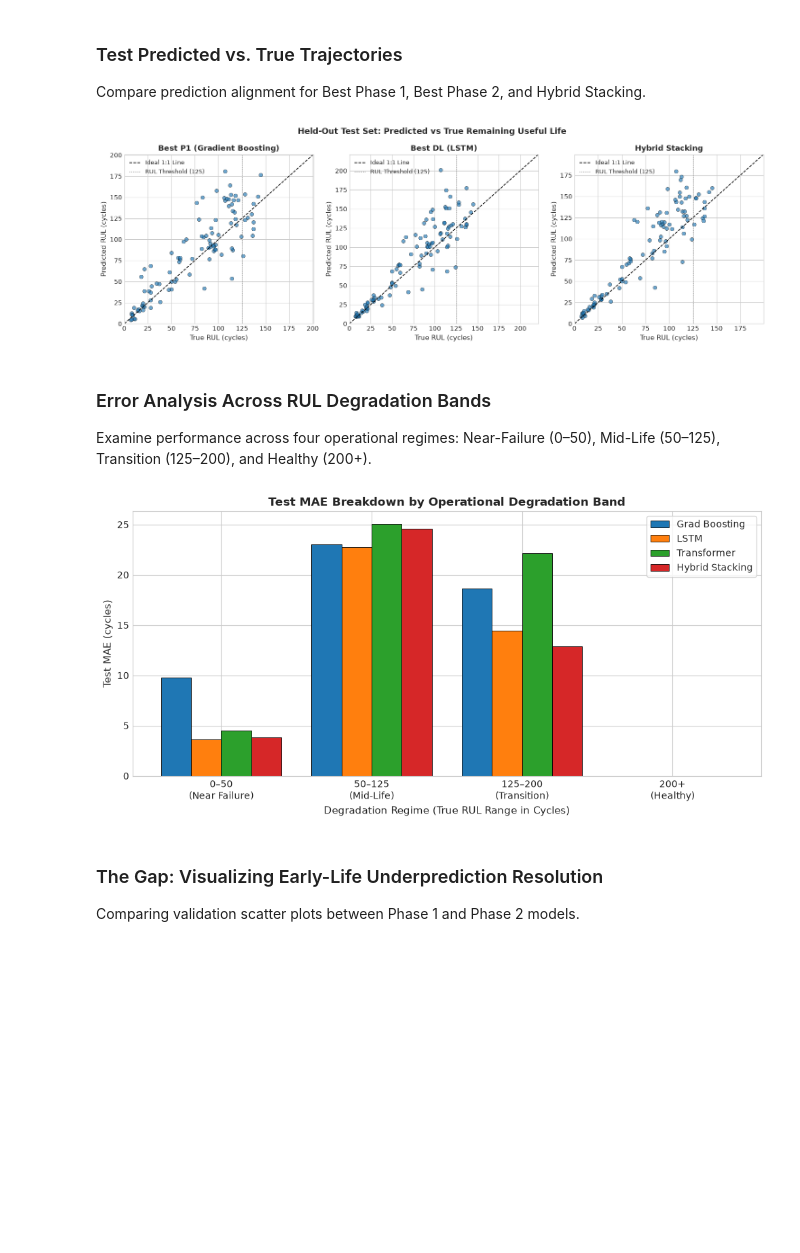
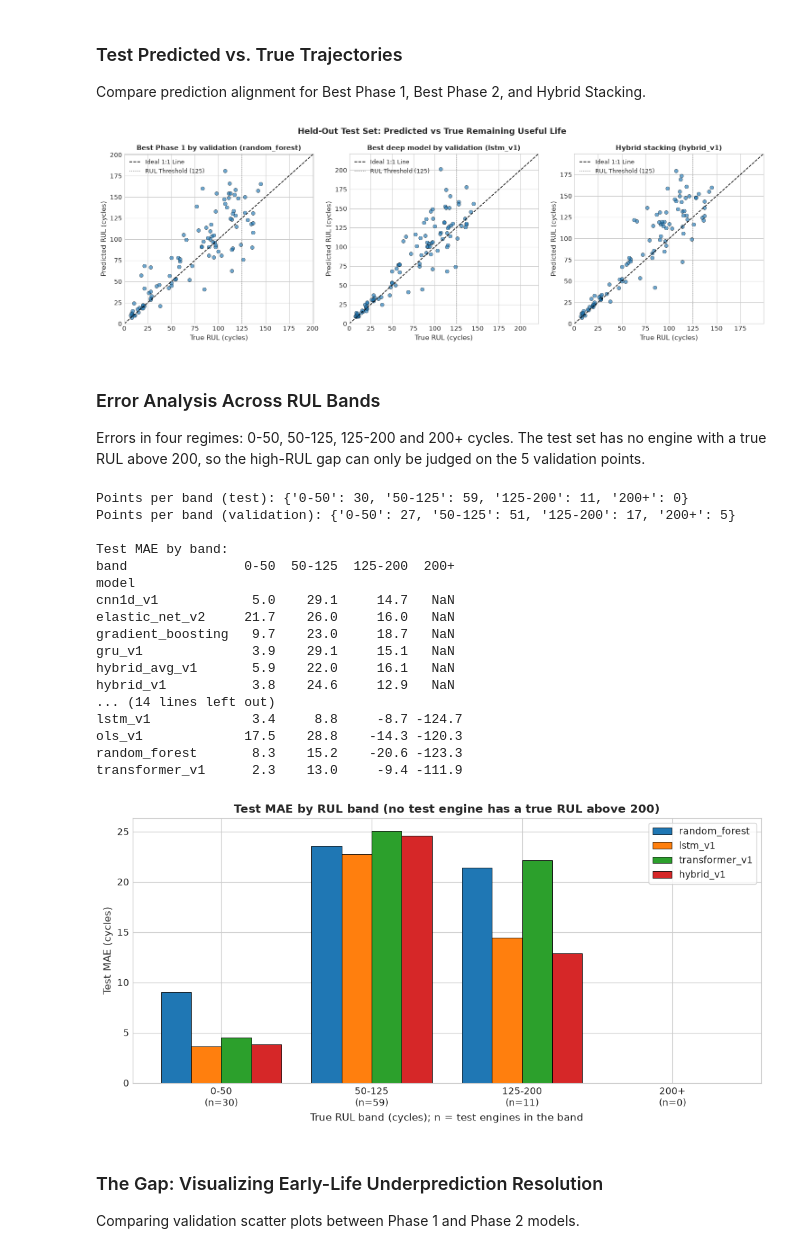
Before and after one commit to abhiiiiiii-21/aml-rul, a Jupyter notebook: notebooks/phase2/07_final_evaluation.ipynb, the cells around one changed output. Drawn from its saved outputs; the diff is of its cells as text; code cells hidden in the pictures; blank space fills up the shorter version.

```diff
--- a/notebooks/phase2/07_final_evaluation.ipynb
+++ b/notebooks/phase2/07_final_evaluation.ipynb
@@ -306,7 +304,8 @@ NASA Scoring Function Comparison on Test Set (Lower is Better):
 Compare prediction alignment for Best Phase 1, Best Phase 2, and Hybrid Stacking.
 # %%
 fig, axes = plt.subplots(1, 3, figsize=(15, 5))
-plot_models = [(best_p1, "Best P1 (Gradient Boosting)"), (best_p2, "Best DL (LSTM)"), ("hybrid_v1", "Hybrid Stacking")]
+plot_models = [(best_p1, f"Best Phase 1 by validation ({best_p1})"), (best_p2, f"Best deep model by validation ({best_p2})"),
+               ("hybrid_v1", "Hybrid stacking (hybrid_v1)")]
 
 for ax, (m, lbl) in zip(axes, plot_models):
     yp = test_merged[m].values
@@ -316,7 +315,7 @@ for ax, (m, lbl) in zip(axes, plot_models):
     ax.axvline(THRESHOLD, color="gray", ls=":", lw=1.0, label="RUL Threshold (125)")
     ax.set_xlabel("True RUL (cycles)", fontsize=11)
     ax.set_ylabel("Predicted RUL (cycles)", fontsize=11)
-    ax.set_title(f"{lbl}", fontsize=12, fontweight="bold")
+    ax.set_title(lbl, fontsize=11, fontweight="bold")
     ax.set_xlim(0, mx)
     ax.set_ylim(0, mx)
     ax.legend(loc="upper left", fontsize=9)
@@ -326,41 +325,70 @@ fig.tight_layout()
 fig.savefig(FIGS / "final_pred_vs_true_test.png", dpi=150, bbox_inches="tight")
 plt.show()
 # %% [output]
-[figure, old version]
+[figure, new version]
 # %% [markdown]
-### Error Analysis Across RUL Degradation Bands
+### Error Analysis Across RUL Bands
 
-Examine performance across four operational regimes: Near-Failure (0–50), Mid-Life (50–125), Transition (125–200), and Healthy (200+).
+Errors in four regimes: 0-50, 50-125, 125-200 and 200+ cycles. The test set has no engine with a true RUL above 200, so the high-RUL gap can only be judged on the 5 validation points.
 # %%
 bands = [(0, 50), (50, 125), (125, 200), (200, 400)]
-band_labels = ["0–50\n(Near Failure)", "50–125\n(Mid-Life)", "125–200\n(Transition)", "200+\n(Healthy)"]
+band_names = ["0-50", "50-125", "125-200", "200+"]
 show_models = [best_p1, "lstm_v1", "transformer_v1", "hybrid_v1"]
-show_names = ["Grad Boosting", "LSTM", "Transformer", "Hybrid Stacking"]
 
+rows = []
+for set_name, df in (("validation", val_merged), ("test", test_merged)):
+    yt_set = df["rul"].values
+    for m, _ in ALL_MODELS:
+        for (lo, hi), name in zip(bands, band_names):
+            k = (yt_set >= lo) & (yt_set < hi)
+            err = df[m].values[k] - yt_set[k]
+            rows.append({"set": set_name, "model": m, "band": name, "n": int(k.sum()),
+                         "mae": np.abs(err).mean() if k.any() else np.nan,
+                         "mean_error": err.mean() if k.any() else np.nan})
+band_df = pd.DataFrame(rows)
+band_df.round(2).to_csv(RESULTS / "final_band_errors.csv", index=False)
+print("Points per band (test):", dict(band_df[(band_df.set == "test") & (band_df.model == "lstm_v1")][["band", "n"]].values))
+print("Points per band (validation):", dict(band_df[(band_df.set == "validation") & (band_df.model == "lstm_v1")][["band", "n"]].values))
+print("\nTest MAE by band:")
+print(band_df[band_df.set == "test"].pivot(index="model", columns="band", values="mae")[band_names].round(1).to_string())
+print("\nValidation mean error (prediction - truth) by band:")
+print(band_df[band_df.set == "validation"].pivot(index="model", columns="band", values="mean_error")[band_names].round(1).to_string())
+
+test_counts = band_df[(band_df.set == "test") & (band_df.model == "lstm_v1")].set_index("band")["n"]
 fig, ax = plt.subplots(figsize=(10, 5))
 x = np.arange(len(bands))
 w = 0.2
-
-for i, (m, name) in enumerate(zip(show_models, show_names)):
-    yp = test_merged[m].values
-    bm = [
-        mae(test_yt[(test_yt >= lo) & (test_yt < hi)], yp[(test_yt >= lo) & (test_yt < hi)])
-        if ((test_yt >= lo) & (test_yt < hi)).sum() > 0 else 0
-        for lo, hi in bands
-    ]
-    ax.bar(x + i * w, bm, w, label=name, edgecolor="black", linewidth=0.6)
-
+for i, m in enumerate(show_models):
+    sub = band_df[(band_df.set == "test") & (band_df.model == m)].set_index("band").loc[band_names]
+    ax.bar(x + i * w, sub["mae"].fillna(0), w, label=m, edgecolor="black", linewidth=0.6)
 ax.set_xticks(x + 1.5 * w)
-ax.set_xticklabels(band_labels, fontsize=10)
-ax.set_xlabel("Degradation Regime (True RUL Range in Cycles)", fontsize=11)
+ax.set_xticklabels([f"{n}\n(n={test_counts[n]})" for n in band_names], fontsize=10)
+ax.set_xlabel("True RUL band (cycles); n = test engines in the band", fontsize=11)
 ax.set_ylabel("Test MAE (cycles)", fontsize=11)
-ax.set_title("Test MAE Breakdown by Operational Degradation Band", fontsize=12, fontweight="bold")
+ax.set_title("Test MAE by RUL band (no test engine has a true RUL above 200)", fontsize=12, fontweight="bold")
 ax.legend(frameon=True, fontsize=10)
 fig.tight_layout()
 fig.savefig(FIGS / "final_error_by_band.png", dpi=150, bbox_inches="tight")
 plt.show()
 # %% [output]
+Points per band (test): {'0-50': 30, '50-125': 59, '125-200': 11, '200+': 0}
+Points per band (validation): {'0-50': 27, '50-125': 51, '125-200': 17, '200+': 5}
+
+Test MAE by band:
+band               0-50  50-125  125-200  200+
+model
+cnn1d_v1            5.0    29.1     14.7   NaN
+elastic_net_v2     21.7    26.0     16.0   NaN
+gradient_boosting   9.7    23.0     18.7   NaN
+gru_v1              3.9    29.1     15.1   NaN
+hybrid_avg_v1       5.9    22.0     16.1   NaN
+hybrid_v1           3.8    24.6     12.9   NaN
+... (14 lines left out)
+lstm_v1             3.4     8.8     -8.7 -124.7
+ols_v1             17.5    28.8    -14.3 -120.3
+random_forest       8.3    15.2    -20.6 -123.3
+transformer_v1      2.3    13.0     -9.4 -111.9
-[figure, old version]
+[figure, new version]
 # %% [markdown]
 ### The Gap: Visualizing Early-Life Underprediction Resolution
 
```
Also changed, not shown: parts of 6 cells of this notebook, 26 other files.
